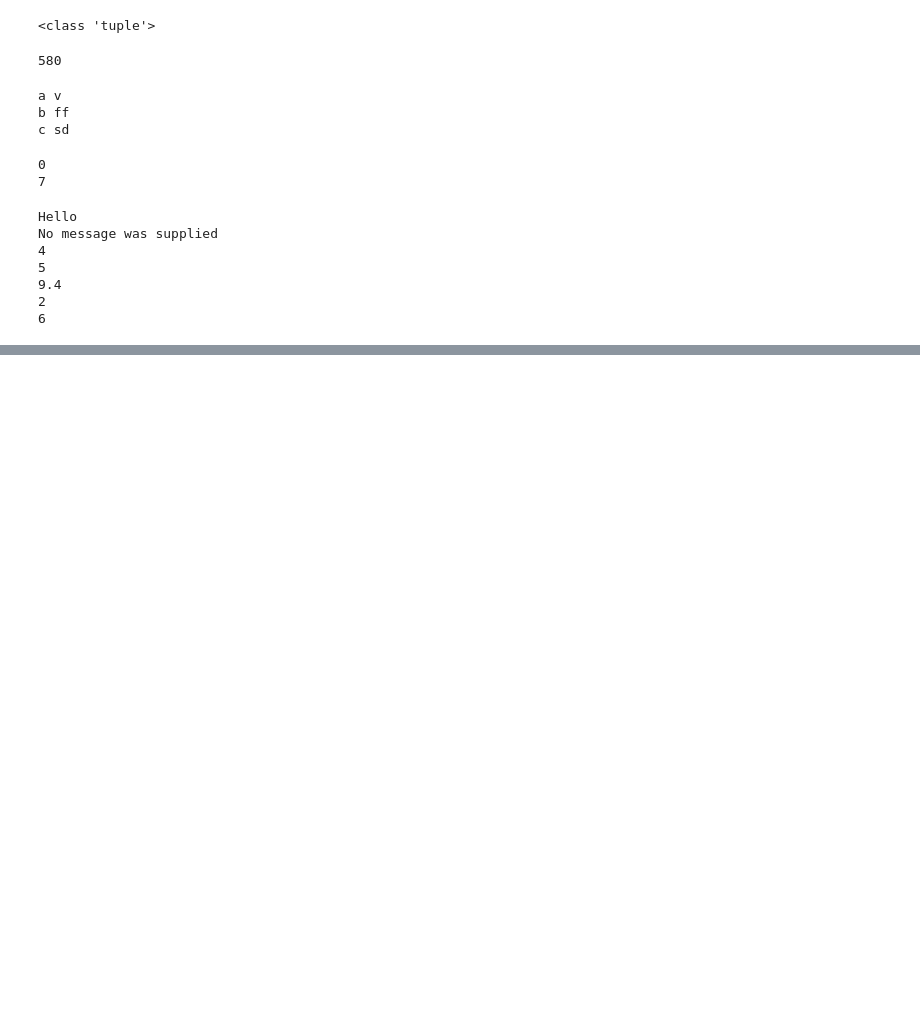
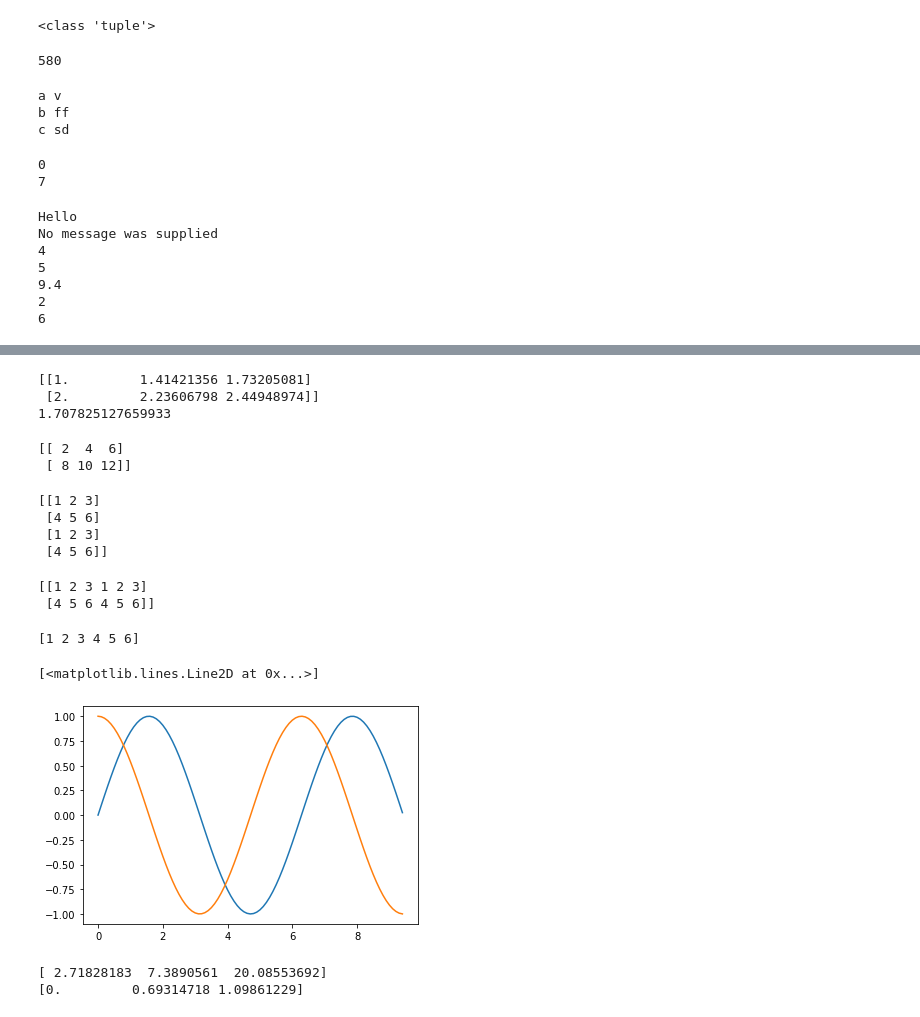
Before and after one commit to Nil2000/Python-files, a Jupyter notebook: Master Python Zero to Hero.ipynb, the cells around one changed output, grey strips where cells are left out. Cells and saved outputs as stored; diff of their text form; code cells hidden in the pictures; blank space fills up the shorter version.

```diff
--- a/Master Python Zero to Hero.ipynb
+++ b/Master Python Zero to Hero.ipynb
@@ -251,0 +373,48 @@ No message was supplied
+# %%
+# Find square root and std
+print(np.sqrt(a))
+print(np.std(a))
+# %% [output]
+[[1.         1.41421356 1.73205081]
+ [2.         2.23606798 2.44948974]]
+1.707825127659933
+# %%
+print(a+a)# Element wise operation
+# %% [output]
+[[ 2  4  6]
+ [ 8 10 12]]
+# %%
+print(np.vstack((a,a)))
+# %% [output]
+[[1 2 3]
+ [4 5 6]
+ [1 2 3]
+ [4 5 6]]
+# %%
+print(np.hstack((a,a)))
+# %% [output]
+[[1 2 3 1 2 3]
+ [4 5 6 4 5 6]]
+# %%
+print(np.ravel(a))
+# %% [output]
+[1 2 3 4 5 6]
+# %%
+import matplotlib.pyplot as plt
+x=np.arange(0,3*np.pi,0.1)
+y=np.sin(x)
+z=np.cos(x)
+plt.plot(x,y)
+plt.plot(x,z)
+# %% [output]
+[<matplotlib.lines.Line2D at 0x...>]
+[figure, added]
+# %%
+ar=np.array([1,2,3])
+print(np.exp(ar))
+plt.plot(ar,np.exp(ar))
+print(np.log(ar))
+plt.plot(ar,np.log(ar))
+# %% [output]
+[ 2.71828183  7.3890561  20.08553692]
+[0.         0.69314718 1.09861229]
```
Also changed, not shown: parts of 21 cells of this notebook.
